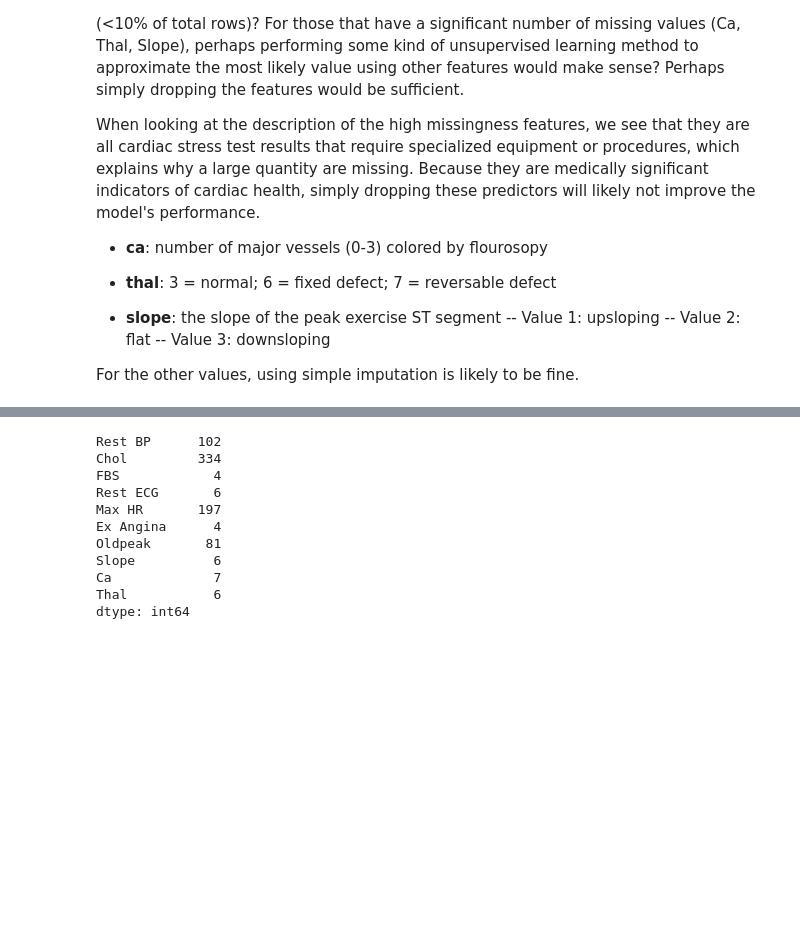
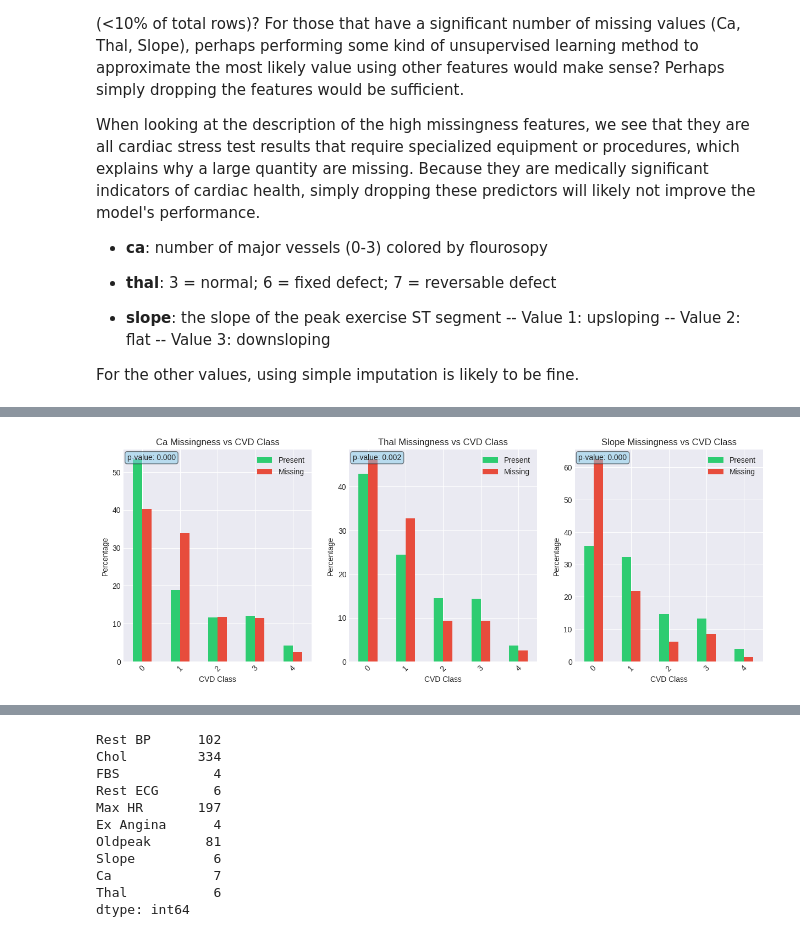
Before and after one commit to Ericn01/Heart-Disease-Prediction, a Jupyter notebook: data_exploration.ipynb, the cells around one changed output, grey strips where cells are left out. Saved outputs shown, nothing was run; the diff lists cells and outputs as text; code cells hidden in the pictures; blank space fills up the shorter version.

```diff
--- a/data_exploration.ipynb
+++ b/data_exploration.ipynb
@@ -203,0 +215,29 @@ plt.show()
+# %%
+#
+high_miss_features = ['Ca', 'Thal', 'Slope']
+target_col = 'CVD Class'
+
+# Create visualization
+fig, axes = plt.subplots(ncols=3, figsize=(15, 5))
+
+for idx, feature in enumerate(high_miss_features):
+    if idx < len(high_miss_features):
+        is_missing = df[feature].isnull()
+        cross_tab = pd.crosstab(df[target_col], is_missing, normalize='columns') * 100
+
+        cross_tab.plot(kind='bar', ax=axes[idx], color=['#2ecc71', '#e74c3c'])
+        axes[idx].set_title(f'{feature} Missingness vs {target_col}')
+        axes[idx].set_xlabel(target_col)
+        axes[idx].set_ylabel('Percentage')
+        axes[idx].legend(['Present', 'Missing'], loc='best')
+        axes[idx].set_xticklabels(axes[idx].get_xticklabels(), rotation=45)
+
+        # Chi-square test
+        contingency = pd.crosstab(df[target_col], is_missing)
+        chi2, p_value, dof, expected = chi2_contingency(contingency)
+        axes[idx].text(0.02, 0.98, f'p-value: {p_value:.3f}',
+                        transform=axes[idx].transAxes,
+                        verticalalignment='top',
+                        bbox=dict(boxstyle='round', facecolor='skyblue', alpha=0.5))
+# %% [output]
+[figure, added]
```
Also changed, not shown: parts of 9 cells of this notebook.
